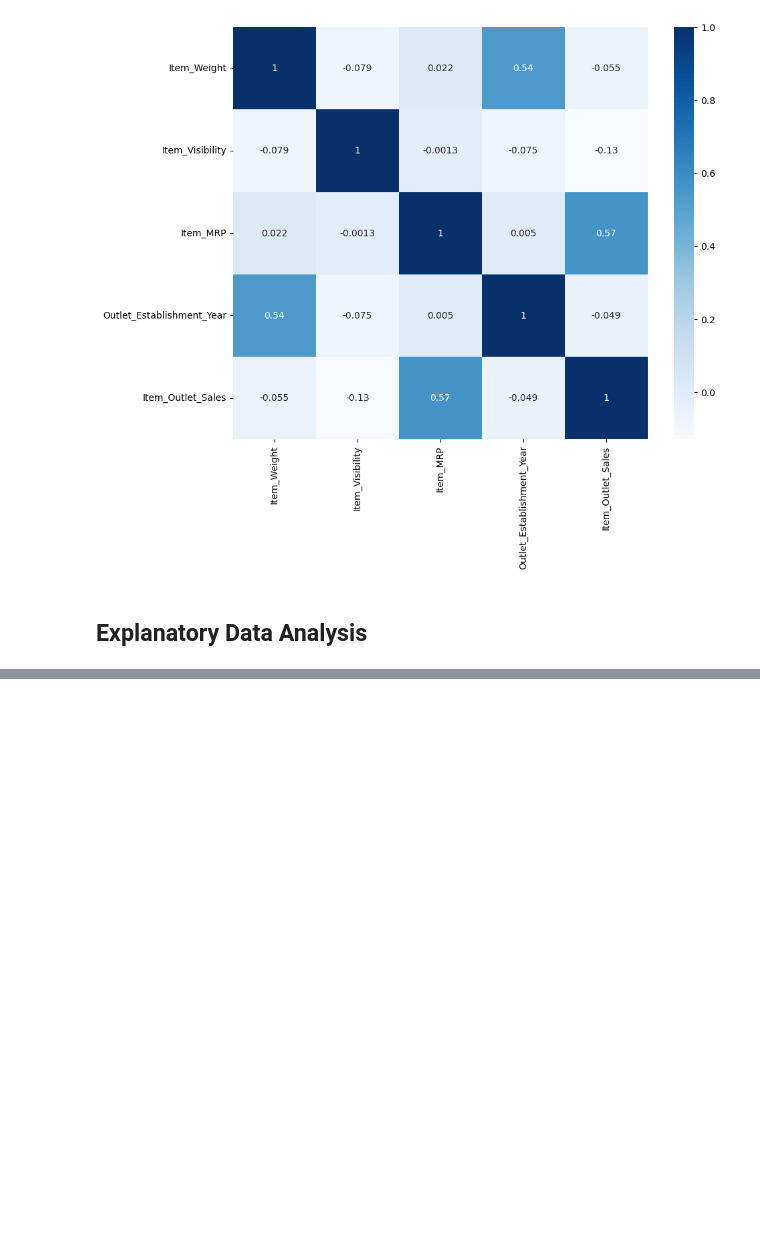
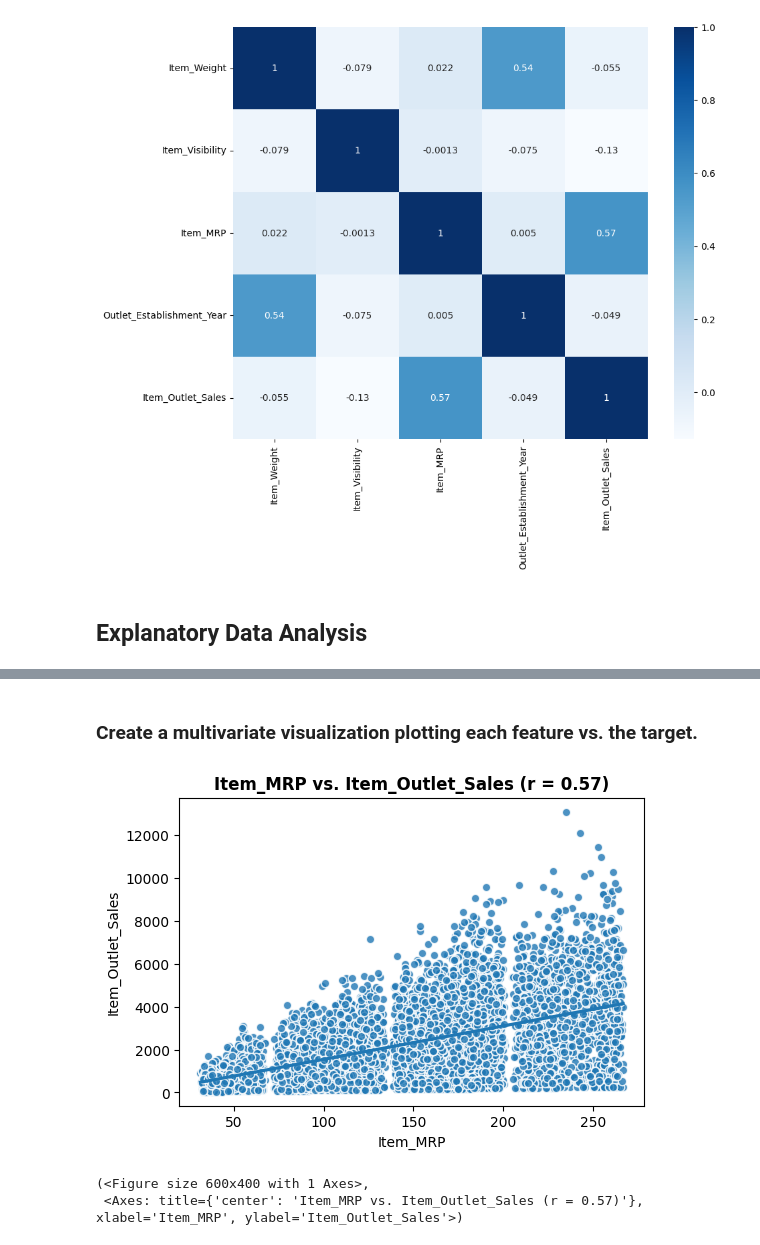
Before and after one commit to Sudo-CHRIS-dev/Prediction-of-Product-Sales, a Jupyter notebook: Project_1_Prediction_of_Product_Sales.ipynb, the cells around one changed output, grey strips where cells are left out. Drawn from its saved outputs; the diff is of its cells as text; code cells hidden in the pictures; blank space fills up the shorter version.

```diff
--- a/Project_1_Prediction_of_Product_Sales.ipynb
+++ b/Project_1_Prediction_of_Product_Sales.ipynb
@@ -283,0 +395,32 @@ ax = sns.heatmap(corr, cmap= 'Blues', annot = True);
+# %% [markdown]
+### Create a multivariate visualization plotting each feature vs. the target.
+# %%
+def plot_numeric_vs_target(df, x, y='Item_Outlet_Sales',
+                           figsize=(6,4)):
+  """Plots a seaborn regplot with Pearson's correlation (r) added
+  to the title.
+  Source:{PASTE IN FINAL LESSON LINK}
+  """
+  # Calculate the correlation
+  corr = df[[x,y]].corr().round(2)
+  r = corr.loc[x,y]
+
+  # Plot the data
+  fig, ax = plt.subplots(figsize=figsize)
+  scatter_kws={'ec':'white','lw':1,'alpha':0.8}
+  sns.regplot(data=df, x=x, y=y, ax=ax, scatter_kws=scatter_kws)
+
+  ## Add the title with the correlation
+  ax.set_title(f"{x} vs. {y} (r = {r})", fontweight='bold')
+
+  # Make sure the plot is shown before the print statement
+  plt.show()
+
+  return fig, ax
+# %%
+# Let's go ahead and generate our multivariate visualization
+plot_numeric_vs_target(df_sales,feature)
+# %% [output]
+[figure, added]
+(<Figure size 600x400 with 1 Axes>,
+ <Axes: title={'center': 'Item_MRP vs. Item_Outlet_Sales (r = 0.57)'}, xlabel='Item_MRP', ylabel='Item_Outlet_Sales'>)
```
Also changed, not shown: parts of 9 cells of this notebook.
